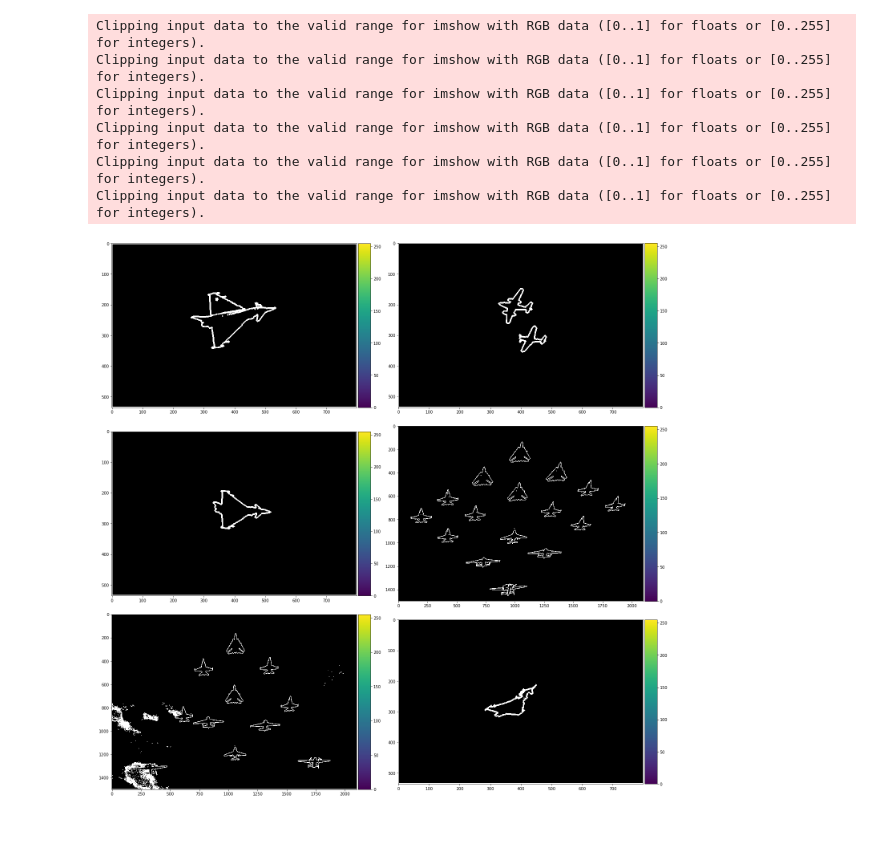
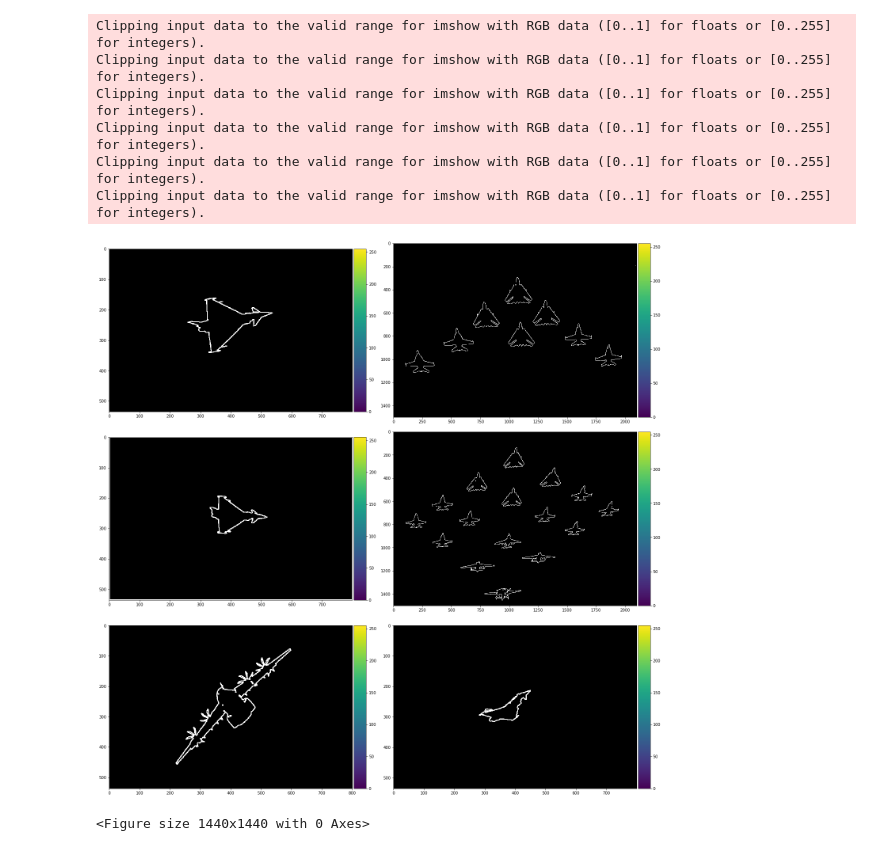
Before and after one commit to feliksczart/kck, a Jupyter notebook: lab4/src/main.ipynb, the cells around one changed output. Cells and saved outputs as stored; diff of their text form; code cells hidden in the pictures.

```diff
--- a/lab4/src/main.ipynb
+++ b/lab4/src/main.ipynb
@@ -150,48 +152,61 @@ class Filter:
 # Jak wczytujemy obrazek od razu do contur3, jego tablica jest 3d, a jak obrobimy go wczesniej jakąś funkcją do filtrowania
 # typu gray, to jego tablica jest 2d
 def main():
-    img1 = Load.img('samolot10.jpg') #10
-    img2 = Load.img('samolot01.jpg') #01
+    img1 = 255 - Load.img('samolot10.jpg') #10
+    img2 = 255 - Load.img('samolot05.jpg') #01
     img3 = Load.img('samolot08.jpg') #08
-    img4 = Load.img('samolot00.jpg') #00
-    img5 = Load.img('samolot03.jpg') #11
-    img6 = Load.img('samolot09.jpg') #09
+    img4 = 255 - Load.img('samolot00.jpg') #00
+    img5 = 255 - Load.img('samolot11.jpg') #11
+    img6 = 255 - Load.img('samolot09.jpg') #09
 
     figure(figsize=(20,20))
 
     contours1, img_contours1 = Filter.make_contour(img1)
     contours2, img_contours2 = Filter.make_contour(img2)
     contours3, img_contours3 = Filter.make_contour(img3)
     contours4, img_contours4 = Filter.make_contour(img4)
     contours5, img_contours5 = Filter.make_contour(img5)
     contours6, img_contours6 = Filter.make_contour(img6)
 
     subplot(3,2,1)
-    cv2.drawContours(img_contours1, contours1, -1, (255,255,255), 3)
+    cv2.drawContours(img_contours1, contours1, -1, (255,255,255), 2)
     io.imshow(img_contours1)
     subplot(3,2,2)
-    cv2.drawContours(img_contours2, contours2, -1, (255,255,255), 3)
+    cv2.drawContours(img_contours2, contours2, -1, (255,255,255), 2)
     io.imshow(img_contours2)
     subplot(3,2,3)
-    cv2.drawContours(img_contours3, contours3, -1, (255,255,255), 3)
+    cv2.drawContours(img_contours3, contours3, -1, (255,255,255), 2)
     io.imshow(img_contours3)
     subplot(3,2,4)
-    cv2.drawContours(img_contours4, contours4, -1, (255,255,255), 3)
+    cv2.drawContours(img_contours4, contours4, -1, (255,255,255), 2)
     io.imshow(img_contours4)
     subplot(3,2,5)
-    cv2.drawContours(img_contours5, contours5, -1, (255,255,255), 3)
+    cv2.drawContours(img_contours5, contours5, -1, (255,255,255), 2)
     io.imshow(img_contours5)
     subplot(3,2,6)
-    cv2.drawContours(img_contours6, contours6, -1, (255,255,255), 3)
+    cv2.drawContours(img_contours6, contours6, -1, (255,255,255), 2)
     io.imshow(img_contours6)
 
 if __name__ == '__main__':
     main()
 # %% [output]
 Clipping input data to the valid range for imshow with RGB data ([0..1] for floats or [0..255] for integers).
 Clipping input data to the valid range for imshow with RGB data ([0..1] for floats or [0..255] for integers).
 Clipping input data to the valid range for imshow with RGB data ([0..1] for floats or [0..255] for integers).
 Clipping input data to the valid range for imshow with RGB data ([0..1] for floats or [0..255] for integers).
 Clipping input data to the valid range for imshow with RGB data ([0..1] for floats or [0..255] for integers).
 Clipping input data to the valid range for imshow with RGB data ([0..1] for floats or [0..255] for integers).
-[figure, old version]
+[figure, new version]
+# %%
+img1 = Load.img('samolot02.jpg')
+img1=255-img1
+contours1, img_contours1 = Filter.make_contour(img1)
+#cv2.drawContours(img, contours, contour_id, border_color, border_thickness)
+cv2.drawContours(img_contours1, contours1, -1, (255,255,255), 2)
+figure(figsize=(20,20))
+cv2.imshow('',img_contours1)
+
+cv2.waitKey(0) # waits until a key is pressed
+cv2.destroyAllWindows() # destroys the window showing image
+# %% [output]
+<Figure size 1440x1440 with 0 Axes>
```
Also changed, not shown: parts of 1 cell of this notebook.
